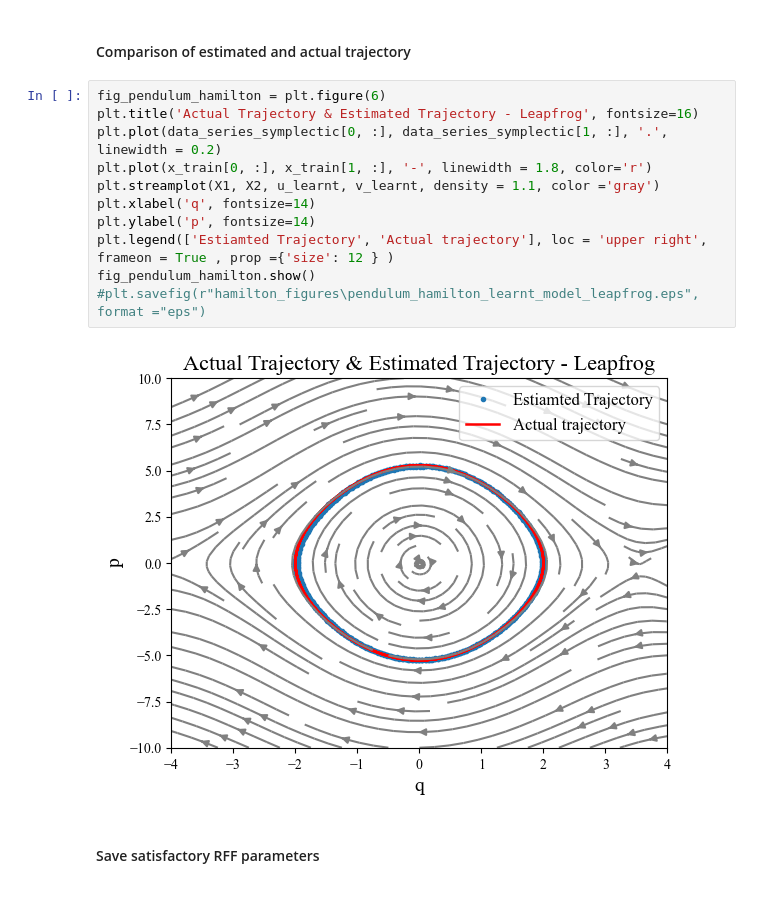
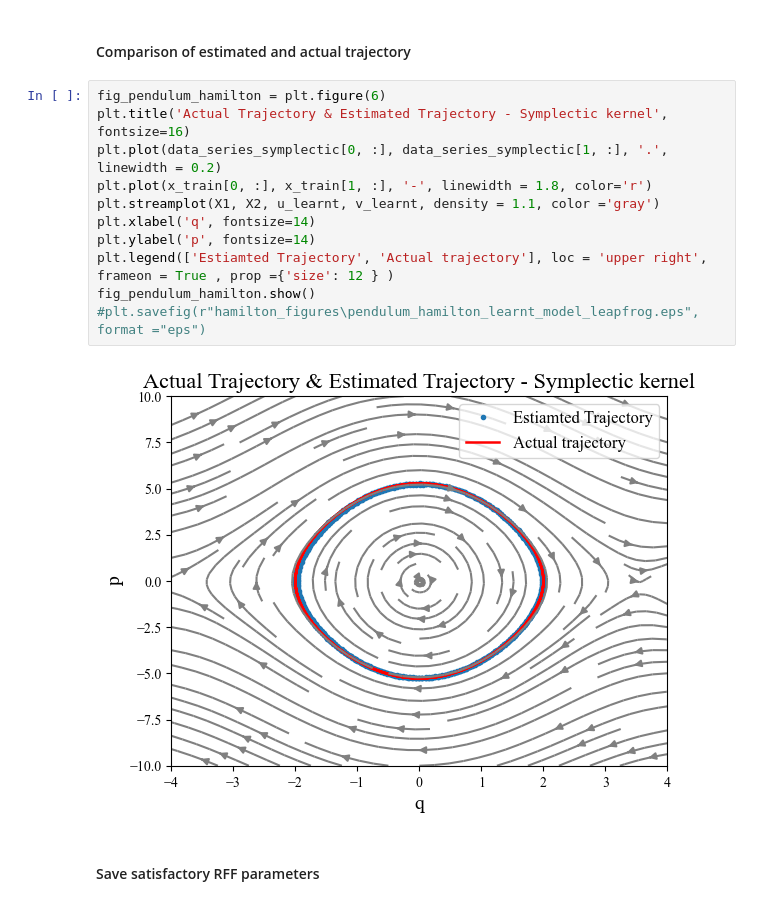
Before and after one commit to helenatp/tpk4960, a Jupyter notebook: src/hamilton/hamilton_pendulum.ipynb, the cells around one changed output. Drawn from its saved outputs; the diff is of its cells as text.

```diff
--- a/src/hamilton/hamilton_pendulum.ipynb
+++ b/src/hamilton/hamilton_pendulum.ipynb
@@ -303,17 +303,17 @@ fig_pendulum_hamilton.show()
 #### Comparison of estimated and actual trajectory
 # %%
 fig_pendulum_hamilton = plt.figure(6)
-plt.title('Actual Trajectory & Estimated Trajectory - Leapfrog', fontsize=16)
+plt.title('Actual Trajectory & Estimated Trajectory - Symplectic kernel', fontsize=16)
 plt.plot(data_series_symplectic[0, :], data_series_symplectic[1, :], '.', linewidth = 0.2)
 plt.plot(x_train[0, :], x_train[1, :], '-', linewidth = 1.8, color='r')
 plt.streamplot(X1, X2, u_learnt, v_learnt, density = 1.1, color ='gray')
 plt.xlabel('q', fontsize=14)
 plt.ylabel('p', fontsize=14)
 plt.legend(['Estiamted Trajectory', 'Actual trajectory'], loc = 'upper right', frameon = True , prop ={'size': 12 } )
 fig_pendulum_hamilton.show()
 #plt.savefig(r"hamilton_figures\pendulum_hamilton_learnt_model_leapfrog.eps", format ="eps")
 # %% [output]
-[figure, old version]
+[figure, new version]
 # %% [markdown]
 #### Save satisfactory RFF parameters
 # %%
```
Also changed, not shown: parts of 17 cells of this notebook, 6 other files.
